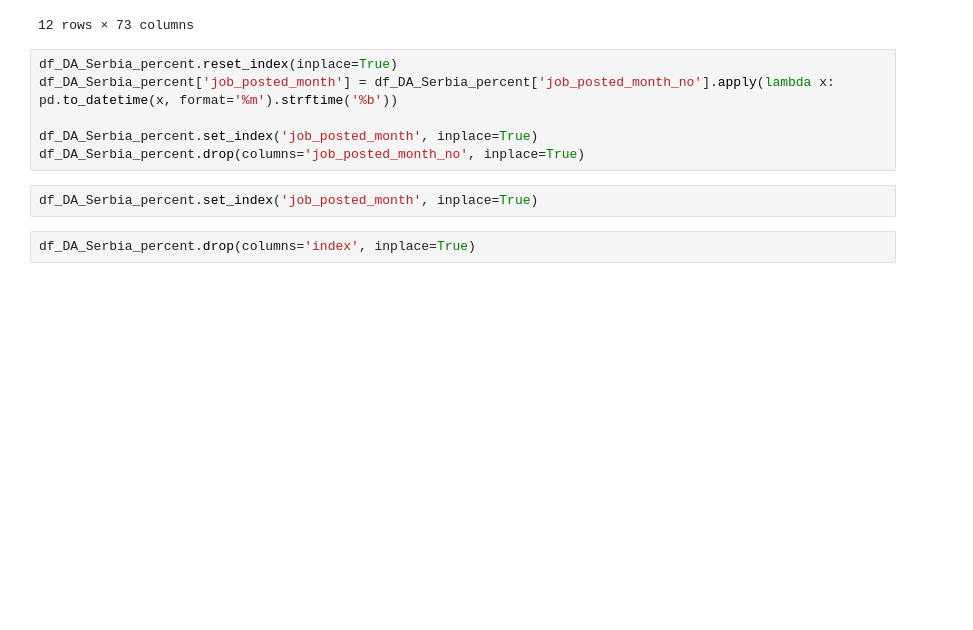
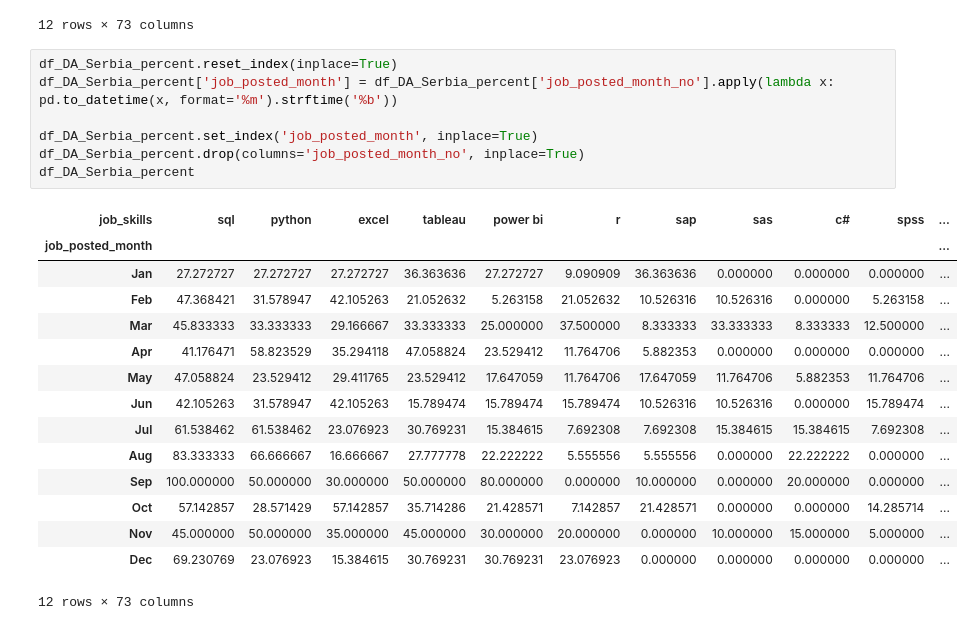
Before and after one commit to eevantheterrible3/Python_Data_Project, a Jupyter notebook: 3_Project/3_Skills_Trend.ipynb, the cells around one changed output. Saved outputs shown, nothing was run; the diff lists cells and outputs as text; blank space fills up the shorter version.

```diff
--- a/3_Project/3_Skills_Trend.ipynb
+++ b/3_Project/3_Skills_Trend.ipynb
@@ -79,13 +79,26 @@ df_DA_Serbia_percent
 # %%
 df_DA_Serbia_percent.reset_index(inplace=True)
 df_DA_Serbia_percent['job_posted_month'] = df_DA_Serbia_percent['job_posted_month_no'].apply(lambda x: pd.to_datetime(x, format='%m').strftime('%b'))
 
 df_DA_Serbia_percent.set_index('job_posted_month', inplace=True)
 df_DA_Serbia_percent.drop(columns='job_posted_month_no', inplace=True)
+df_DA_Serbia_percent
+# %% [output]
+| job_skills | sql | python | excel | tableau | power bi | r | sap | sas | c# | spss | ... |
+| job_posted_month |  |  |  |  |  |  |  |  |  |  | ... |
+| Jan | 27.272727 | 27.272727 | 27.272727 | 36.363636 | 27.272727 | 9.090909 | 36.363636 | 0.000000 | 0.000000 | 0.000000 | ... |
+| Feb | 47.368421 | 31.578947 | 42.105263 | 21.052632 | 5.263158 | 21.052632 | 10.526316 | 10.526316 | 0.000000 | 5.263158 | ... |
+| Mar | 45.833333 | 33.333333 | 29.166667 | 33.333333 | 25.000000 | 37.500000 | 8.333333 | 33.333333 | 8.333333 | 12.500000 | ... |
+| Apr | 41.176471 | 58.823529 | 35.294118 | 47.058824 | 23.529412 | 11.764706 | 5.882353 | 0.000000 | 0.000000 | 0.000000 | ... |
+| May | 47.058824 | 23.529412 | 29.411765 | 23.529412 | 17.647059 | 11.764706 | 17.647059 | 11.764706 | 5.882353 | 11.764706 | ... |
+| Jun | 42.105263 | 31.578947 | 42.105263 | 15.789474 | 15.789474 | 15.789474 | 10.526316 | 10.526316 | 0.000000 | 15.789474 | ... |
+| Jul | 61.538462 | 61.538462 | 23.076923 | 30.769231 | 15.384615 | 7.692308 | 7.692308 | 15.384615 | 15.384615 | 7.692308 | ... |
+| Aug | 83.333333 | 66.666667 | 16.666667 | 27.777778 | 22.222222 | 5.555556 | 5.555556 | 0.000000 | 22.222222 | 0.000000 | ... |
+| Sep | 100.000000 | 50.000000 | 30.000000 | 50.000000 | 80.000000 | 0.000000 | 10.000000 | 0.000000 | 20.000000 | 0.000000 | ... |
+| Oct | 57.142857 | 28.571429 | 57.142857 | 35.714286 | 21.428571 | 7.142857 | 21.428571 | 0.000000 | 0.000000 | 14.285714 | ... |
+| Nov | 45.000000 | 50.000000 | 35.000000 | 45.000000 | 30.000000 | 20.000000 | 0.000000 | 10.000000 | 15.000000 | 5.000000 | ... |
+| Dec | 69.230769 | 23.076923 | 15.384615 | 30.769231 | 30.769231 | 23.076923 | 0.000000 | 0.000000 | 0.000000 | 0.000000 | ... |
+12 rows × 73 columns
-# %%
-df_DA_Serbia_percent.set_index('job_posted_month', inplace=True)
-# %%
-df_DA_Serbia_percent.drop(columns='index', inplace=True)
 # %%
 from matplotlib.ticker import PercentFormatter
 
```
Also changed, not shown: parts of 1 cell of this notebook, 3 other files.
